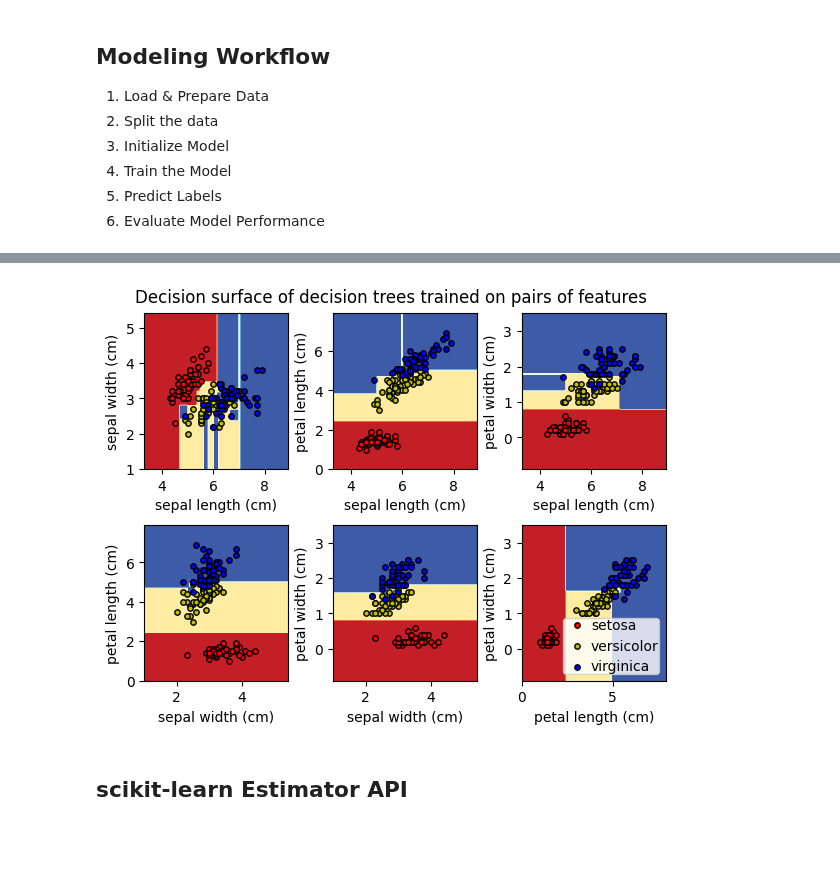
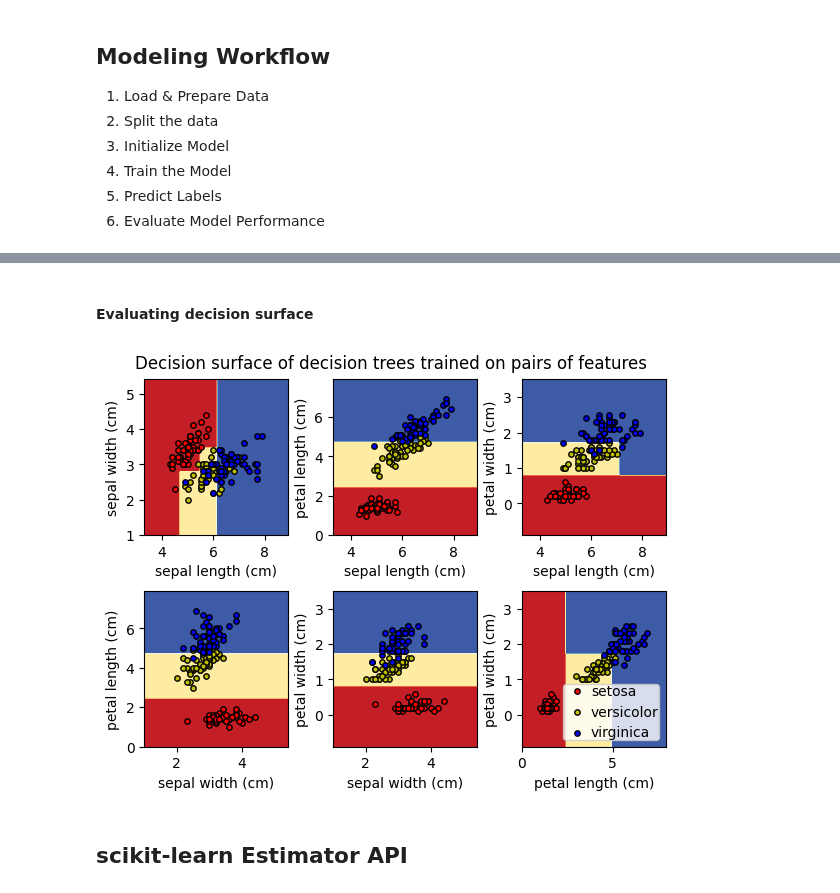
Before and after one commit to dataprogpy/code-samples, a Jupyter notebook: starter_files/06_modeling_workflow_with_sklearn.ipynb, the cells around one changed output, grey strips where cells are left out. Cells and saved outputs as stored; diff of their text form; code cells hidden in the pictures; blank space fills up the shorter version.

```diff
--- a/starter_files/06_modeling_workflow_with_sklearn.ipynb
+++ b/starter_files/06_modeling_workflow_with_sklearn.ipynb
@@ -228,0 +172,15 @@ print(f"""
+# %%
+# Load the dataset from scikit-learn
+iris_data = load_iris()
+
+# Create a Polars DataFrame
+# The data is in '.data' and column names in '.feature_names'
+df = pl.DataFrame(
+    data=iris_data.data,
+    schema=iris_data.feature_names
+).with_columns(
+    # Add the target variable, which is in '.target'
+    pl.Series(name="target", values=iris_data.target),
+)
+
+df.head()
@@ -228,0 +196,8 @@ print(f"""
+# %%
+# Define our features (X) and target (y)
+X = df.select(pl.exclude("target"))
+y = df.select("target")
+
+# Display the first 5 rows of the feature DataFrame
+print("Features (X):")
+X.head()
@@ -272,3 +324,5 @@ Normalized confusion matrix
+# %% [markdown]
+#### Evaluating decision surface
 # %%
 iris = load_iris()
 
@@ -285,38 +339,38 @@ for pairidx, pair in enumerate([[0, 1], [0, 2], [0, 3], [1, 2], [1, 3], [2, 3]])
     class_names = iris.target_names
 
     # Train
-    clf = tree.DecisionTreeClassifier().fit(X, y)
+    clf = tree.DecisionTreeClassifier(max_depth=3, random_state=42).fit(X, y)
 
     # Plot the decision boundary
     ax = plt.subplot(2, 3, pairidx + 1)
     plt.tight_layout(h_pad=0.5, w_pad=0.5, pad=2.5)
     DecisionBoundaryDisplay.from_estimator(
         clf,
         X,
         cmap=plt.cm.RdYlBu,
         response_method="predict",
         ax=ax,
         xlabel=iris.feature_names[pair[0]],
         ylabel=iris.feature_names[pair[1]],
     )
 
     # Plot the training points
     for i, color in zip(range(n_classes), plot_colors):
         idx = np.asarray(y == i).nonzero()
         plt.scatter(
             X[idx, 0],
             X[idx, 1],
             c=color,
             label=iris.target_names[i],
             edgecolor="black",
             s=15,
         )
 
 plt.suptitle("Decision surface of decision trees trained on pairs of features")
 plt.legend(loc="lower right", borderpad=0, handletextpad=0)
 _ = plt.axis("tight")
 # %% [output]
-[figure, old version]
+[figure, new version]
 # %% [markdown]
 ## scikit-learn Estimator API
 # %% [markdown]
```
Also changed, not shown: parts of 24 cells of this notebook.
